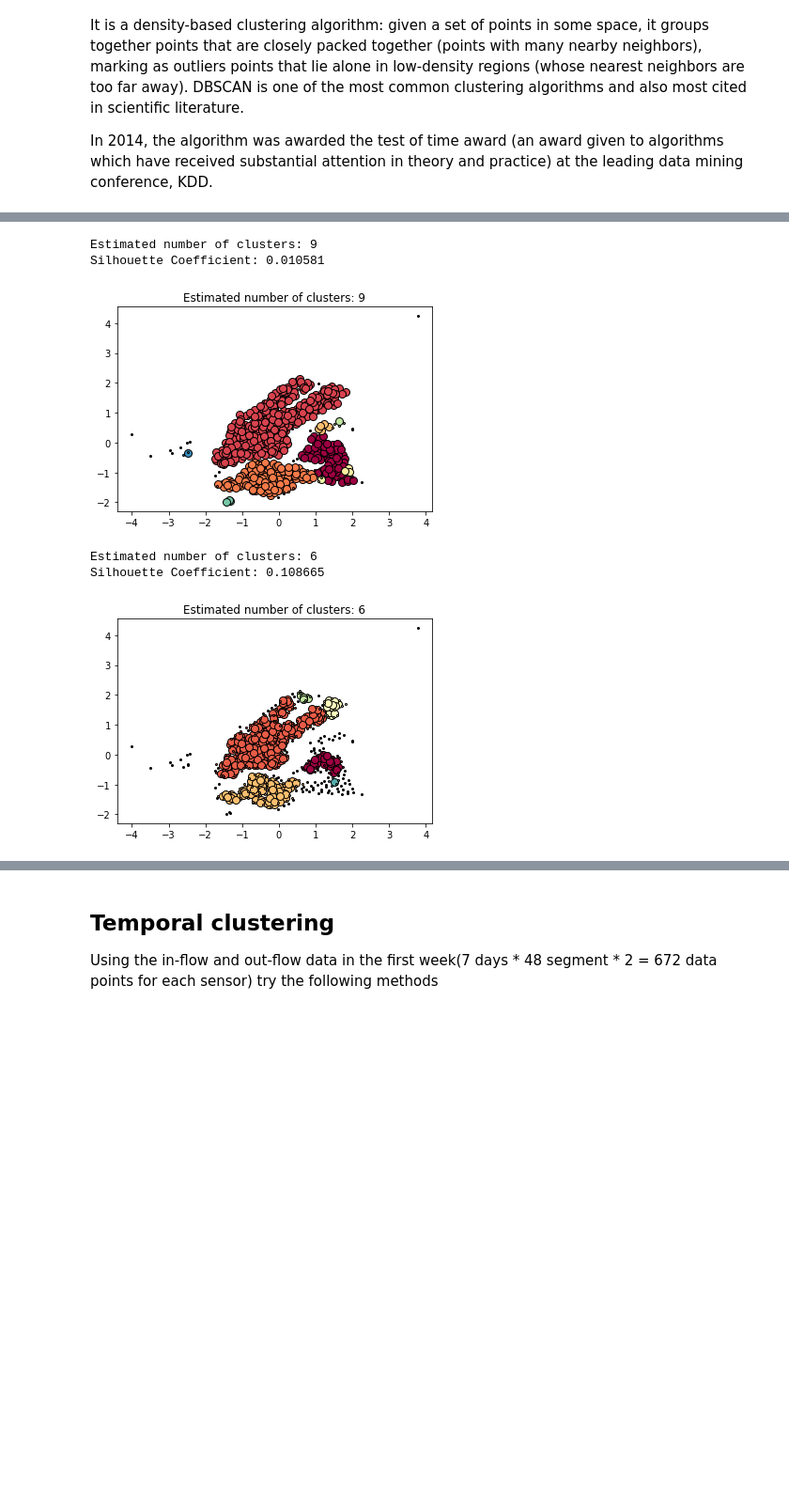
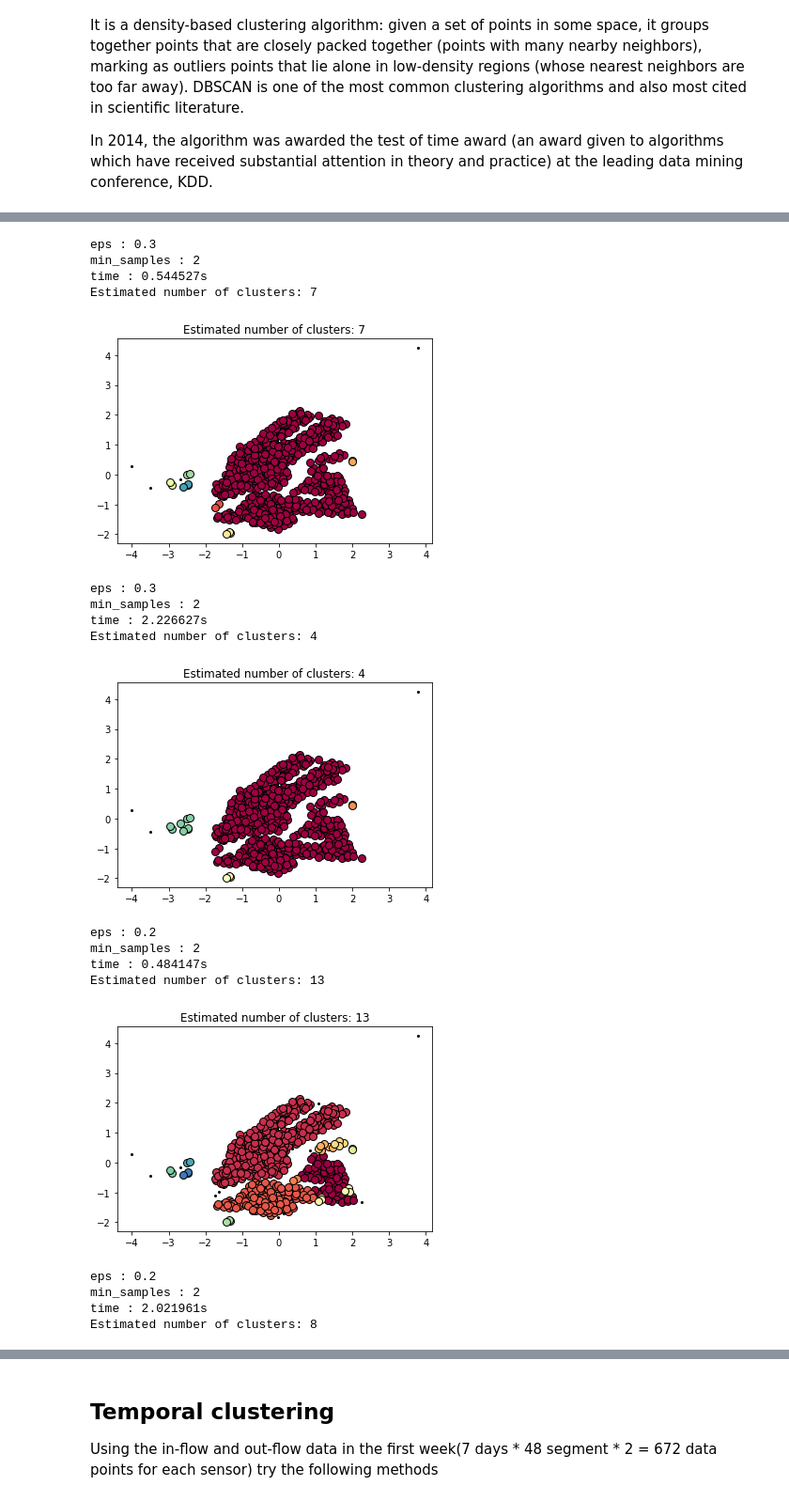
Before and after one commit to ss8651twtw/Data-Mining, a Jupyter notebook: hw2/Group3 hw2 0416077.ipynb, the cells around one changed output, grey strips where cells are left out. Shown at 94% size. Saved outputs shown, nothing was run; the diff lists cells and outputs as text; code cells hidden in the pictures; blank space fills up the shorter version.

```diff
--- a/hw2/Group3 hw2 0416077.ipynb
+++ b/hw2/Group3 hw2 0416077.ipynb
@@ -149,6 +174,8 @@ Density-based spatial clustering of applications with noise (DBSCAN) is a data c
 In 2014, the algorithm was awarded the test of time award (an award given to algorithms which have received substantial attention in theory and practice) at the leading data mining conference, KDD.
 # %%
 def test_DBscan(data, eps, min_samples, metric):
+    print("eps : %s" % (eps))
+    print("min_samples : %s" % (min_samples))
     # #############################################################################
     # Load data and standardize the value
     X = data
@@ -156,7 +183,9 @@ def test_DBscan(data, eps, min_samples, metric):
 
     # #############################################################################
     # Compute DBSCAN
+    t0 = time()
     db = DBSCAN(eps = eps, min_samples = min_samples, metric = metric).fit(X)
+    print("time : %.6fs" % (time() - t0))
     core_samples_mask = np.zeros_like(db.labels_, dtype = bool)
     core_samples_mask[db.core_sample_indices_] = True
     labels = db.labels_
@@ -165,8 +194,6 @@ def test_DBscan(data, eps, min_samples, metric):
     n_clusters_ = len(set(labels)) - (1 if -1 in labels else 0)
 
     print('Estimated number of clusters: %d' % n_clusters_)
-    print("Silhouette Coefficient: %0.6f"
-          % metrics.silhouette_score(X, labels))
 
     # #############################################################################
     # Plot result
@@ -195,8 +224,12 @@ def test_DBscan(data, eps, min_samples, metric):
 manhattan = lambda X, Y: abs(X - Y).sum()
 euclidean = lambda X, Y: distance.euclidean(X, Y)
 
-test_DBscan(station_geo, 0.2, 3, euclidean)
-test_DBscan(station_geo, 0.2, 6, euclidean)
-test_DBscan(station_geo, 0.2, 3, manhattan)
-test_DBscan(station_geo, 0.2, 6, manhattan)
+test_DBscan(station_geo, 0.2, 8, manhattan)
+test_DBscan(station_geo, 0.2, 8, euclidean)
+test_DBscan(station_geo, 0.3, 2, manhattan)
+test_DBscan(station_geo, 0.3, 2, euclidean)
+test_DBscan(station_geo, 0.2, 2, manhattan)
+test_DBscan(station_geo, 0.2, 2, euclidean)
+test_DBscan(station_geo, 0.3, 3, manhattan)
+test_DBscan(station_geo, 0.3, 3, euclidean)
 # %% [output]
@@ -209,6 +246,19 @@ Silhouette Coefficient: 0.332690
-Estimated number of clusters: 9
-Silhouette Coefficient: 0.010581
+eps : 0.3
+min_samples : 2
+time : 0.544527s
+Estimated number of clusters: 7
-[figure, old version]
+[figure, new version]
-Estimated number of clusters: 6
-Silhouette Coefficient: 0.108665
+eps : 0.3
+min_samples : 2
+time : 2.226627s
+Estimated number of clusters: 4
-[figure, old version]
+[figure, new version]
+eps : 0.2
+min_samples : 2
+time : 0.484147s
+Estimated number of clusters: 13
+[figure, added]
+eps : 0.2
+min_samples : 2
+time : 2.021961s
+Estimated number of clusters: 8
```
Also changed, not shown: parts of 20 cells of this notebook.
